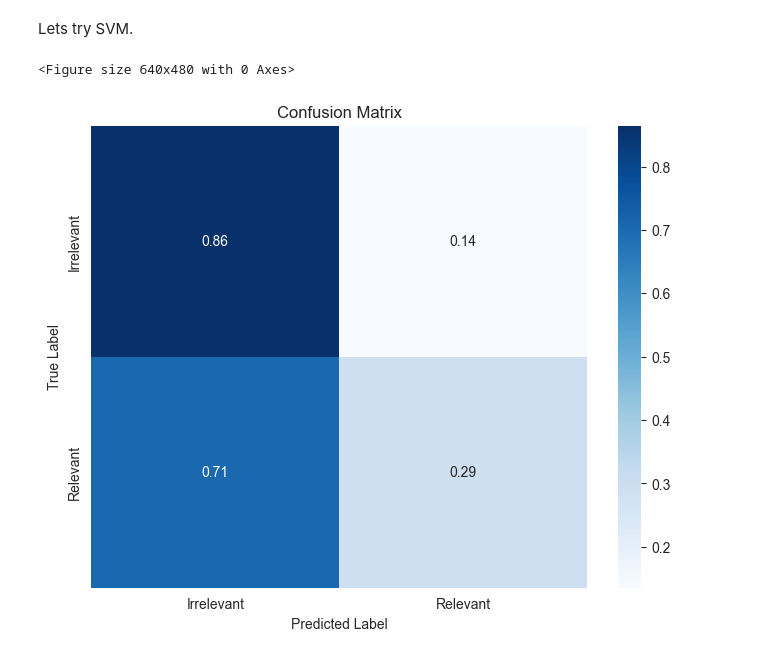
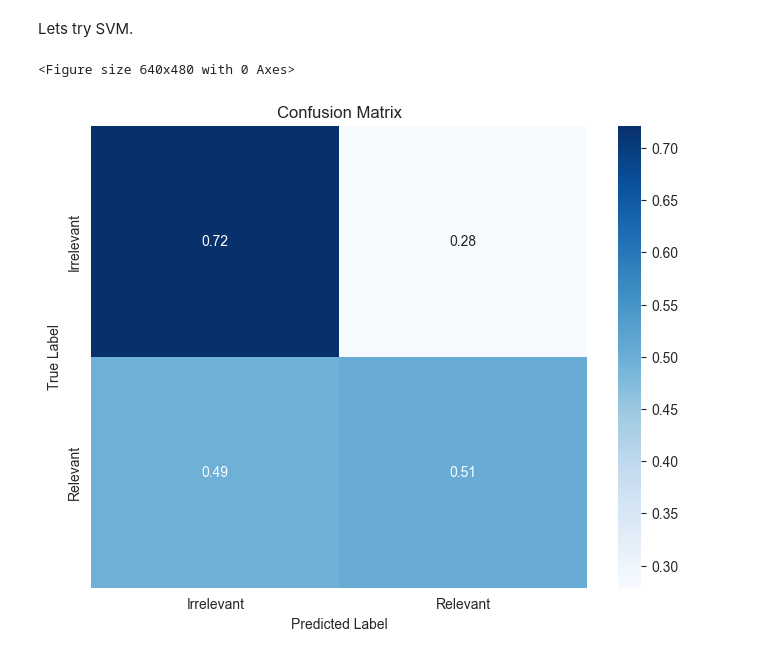
Before and after one commit to Ernestotle/Text-Classification-with-NB-LR-and-SVM, a Jupyter notebook: Text Classifiction.ipynb, the cells around one changed output. Saved outputs shown, nothing was run; the diff lists cells and outputs as text; code cells hidden in the pictures.

Commit message:
Change the order of the variables in confusion_matrix

```diff
--- a/Text Classifiction.ipynb
+++ b/Text Classifiction.ipynb
@@ -138,7 +138,7 @@ weighted avg       0.70      0.71      0.68      1599
 # %% [markdown]
 Visualize the confusion matrix.
 # %%
-cm = confusion_matrix(nb.predict(x_test_dtm), y_test)
+cm = confusion_matrix(y_test, nb.predict(x_test_dtm))
 cm_normalized = cm.astype('float') / cm.sum(axis=1)[:, np.newaxis]
 cm_normalized
 # %% [output]
@@ -192,9 +192,9 @@ svm.fit(x_train_dtm, y_train)
 
 y_pred = svm.predict(x_test_dtm)
 # %%
-cm3 = confusion_matrix(svm.predict(x_test_dtm), y_test)
+cm3 = confusion_matrix(y_test, svm.predict(x_test_dtm))
 cm3_normalized = cm3.astype('float') / cm3.sum(axis=1)[:, np.newaxis]
 plot_conf_matrix(cm3_normalized)
 # %% [output]
 <Figure size 640x480 with 0 Axes>
-[figure, old version]
+[figure, new version]
```
Also changed, not shown: parts of 5 cells of this notebook.
